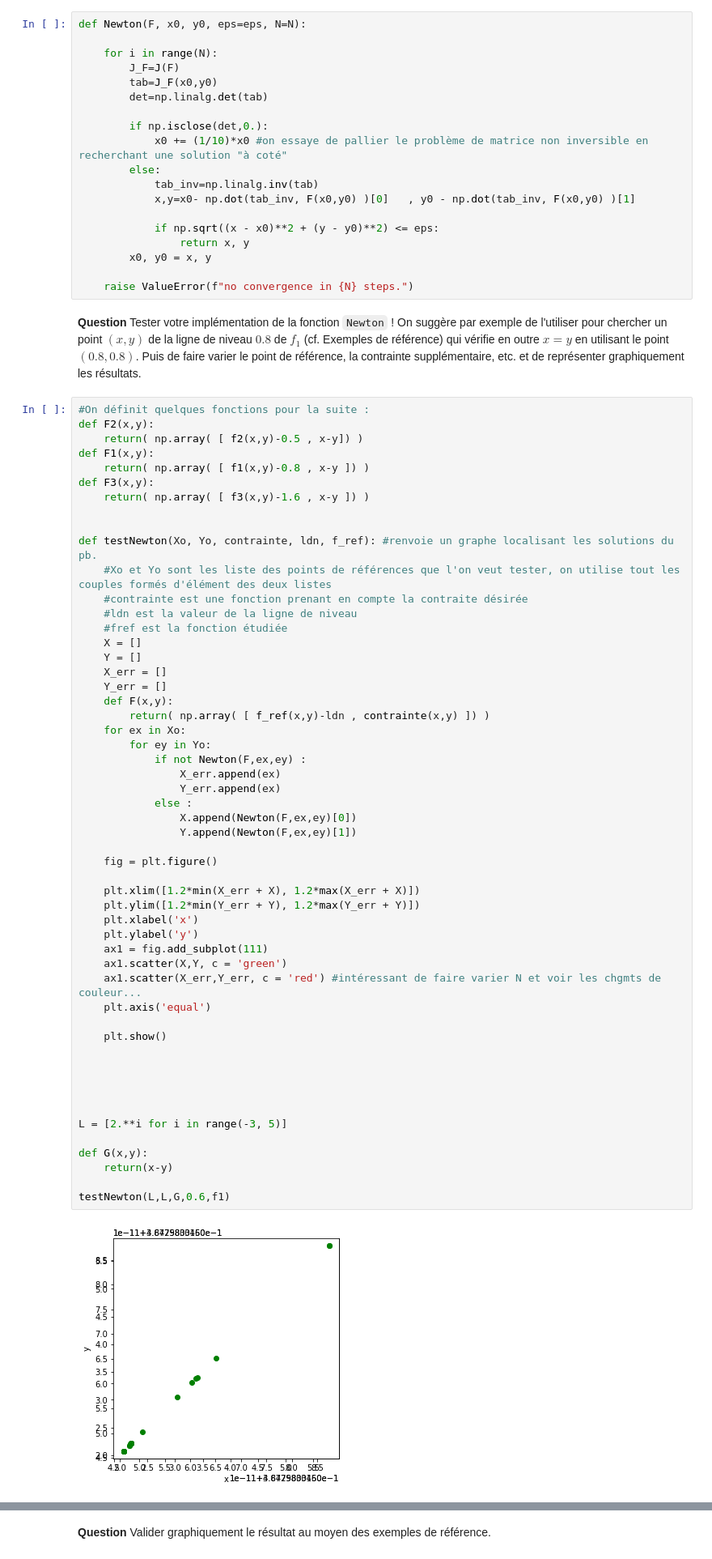
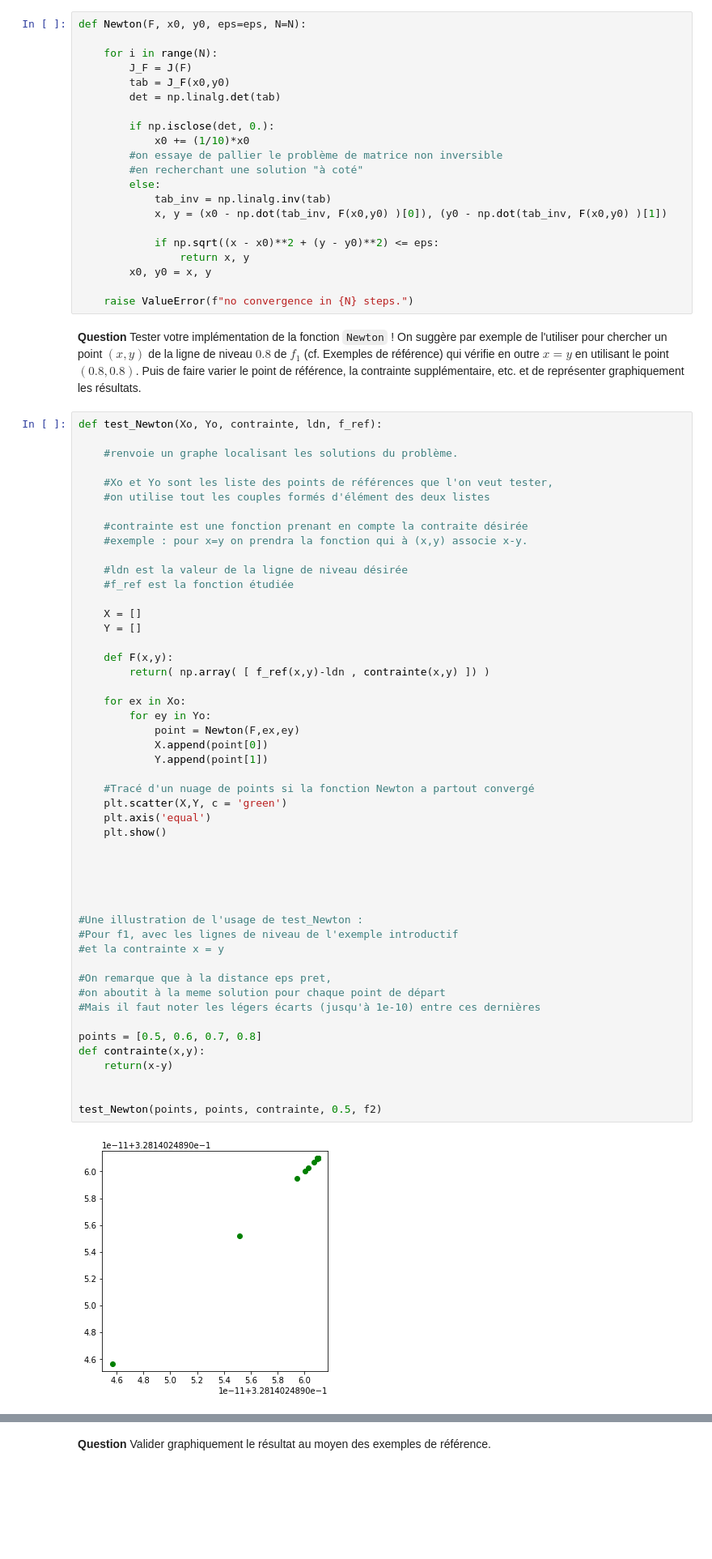
Before and after one commit to EliottBarbier/projet-maths, a Jupyter notebook: Projet numérique - Calcul différentiel.ipynb, the cells around one changed output, grey strips where cells are left out. Shown: that part at 81% size. Drawn from its saved outputs; the diff is of its cells as text; blank space fills up the shorter version.

```diff
--- a/Projet numérique - Calcul différentiel.ipynb
+++ b/Projet numérique - Calcul différentiel.ipynb
@@ -180,15 +197,17 @@ eps = 10**(-5)
 def Newton(F, x0, y0, eps=eps, N=N):
 
     for i in range(N):
-        J_F=J(F)
-        tab=J_F(x0,y0)
-        det=np.linalg.det(tab)
+        J_F = J(F)
+        tab = J_F(x0,y0)
+        det = np.linalg.det(tab)
 
-        if np.isclose(det,0.):
-            x0 += (1/10)*x0 #on essaye de pallier le problème de matrice non inversible en recherchant une solution "à coté"
+        if np.isclose(det, 0.):
+            x0 += (1/10)*x0
+        #on essaye de pallier le problème de matrice non inversible
+        #en recherchant une solution "à coté"
         else:
-            tab_inv=np.linalg.inv(tab)
-            x,y=x0- np.dot(tab_inv, F(x0,y0) )[0]   , y0 - np.dot(tab_inv, F(x0,y0) )[1]
+            tab_inv = np.linalg.inv(tab)
+            x, y = (x0 - np.dot(tab_inv, F(x0,y0) )[0]), (y0 - np.dot(tab_inv, F(x0,y0) )[1])
 
             if np.sqrt((x - x0)**2 + (y - y0)**2) <= eps:
                 return x, y
@@ -198,60 +217,56 @@ def Newton(F, x0, y0, eps=eps, N=N):
 # %% [markdown]
 **Question** Tester votre implémentation de la fonction `Newton` ! On suggère par exemple de l'utiliser pour chercher un point $(x, y)$ de la ligne de niveau $0.8$ de $f_1$ (cf. Exemples de référence) qui vérifie en outre $x = y$ en utilisant le point $(0.8, 0.8)$. Puis de faire varier le point de référence, la contrainte supplémentaire, etc. et de représenter graphiquement les résultats.
 # %%
-#On définit quelques fonctions pour la suite :
-def F2(x,y):
-    return( np.array( [ f2(x,y)-0.5 , x-y]) )
-def F1(x,y):
-    return( np.array( [ f1(x,y)-0.8 , x-y ]) )
-def F3(x,y):
-    return( np.array( [ f3(x,y)-1.6 , x-y ]) )
+def test_Newton(Xo, Yo, contrainte, ldn, f_ref):
 
+    #renvoie un graphe localisant les solutions du problème.
 
-def testNewton(Xo, Yo, contrainte, ldn, f_ref): #renvoie un graphe localisant les solutions du pb.
-    #Xo et Yo sont les liste des points de références que l'on veut tester, on utilise tout les couples formés d'élément des deux listes
+    #Xo et Yo sont les liste des points de références que l'on veut tester,
+    #on utilise tout les couples formés d'élément des deux listes
+
     #contrainte est une fonction prenant en compte la contraite désirée
-    #ldn est la valeur de la ligne de niveau
-    #fref est la fonction étudiée
+    #exemple : pour x=y on prendra la fonction qui à (x,y) associe x-y.
+
+    #ldn est la valeur de la ligne de niveau désirée
+    #f_ref est la fonction étudiée
+
     X = []
     Y = []
-    X_err = []
-    Y_err = []
+
     def F(x,y):
         return( np.array( [ f_ref(x,y)-ldn , contrainte(x,y) ]) )
+
     for ex in Xo:
         for ey in Yo:
-            if not Newton(F,ex,ey) :
-                X_err.append(ex)
-                Y_err.append(ex)
-            else :
-                X.append(Newton(F,ex,ey)[0])
-                Y.append(Newton(F,ex,ey)[1])
+            point = Newton(F,ex,ey)
+            X.append(point[0])
+            Y.append(point[1])
 
-    fig = plt.figure()
-
-    plt.xlim([1.2*min(X_err + X), 1.2*max(X_err + X)])
-    plt.ylim([1.2*min(Y_err + Y), 1.2*max(Y_err + Y)])
-    plt.xlabel('x')
-    plt.ylabel('y')
-    ax1 = fig.add_subplot(111)
-    ax1.scatter(X,Y, c = 'green')
-    ax1.scatter(X_err,Y_err, c = 'red') #intéressant de faire varier N et voir les chgmts de couleur...
+    #Tracé d'un nuage de points si la fonction Newton a partout convergé
+    plt.scatter(X,Y, c = 'green')
     plt.axis('equal')
-
     plt.show()
 
 
 
 
 
-L = [2.**i for i in range(-3, 5)]
+#Une illustration de l'usage de test_Newton :
+#Pour f1, avec les lignes de niveau de l'exemple introductif
+#et la contrainte x = y
 
-def G(x,y):
+#On remarque que à la distance eps pret,
+#on aboutit à la meme solution pour chaque point de départ
+#Mais il faut noter les légers écarts (jusqu'à 1e-10) entre ces dernières
+
+points = [0.5, 0.6, 0.7, 0.8]
+def contrainte(x,y):
     return(x-y)
 
-testNewton(L,L,G,0.6,f1)
+
+test_Newton(points, points, contrainte, 0.5, f2)
 # %% [output]
-[figure, old version]
+[figure, new version]
 # %% [markdown]
 ### Génération des points
 
```
Also changed, not shown: parts of 14 cells of this notebook.
